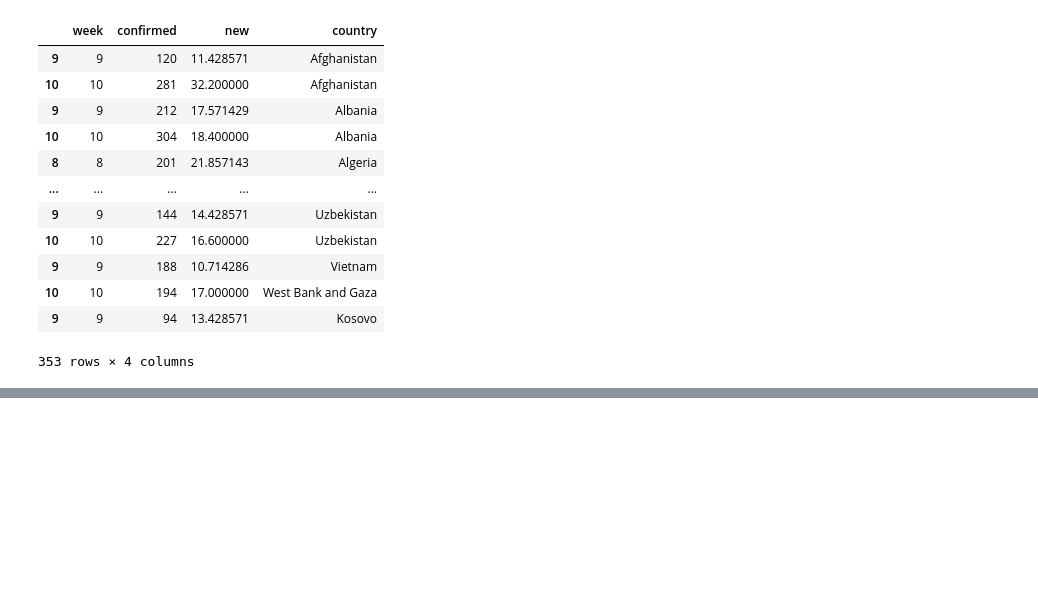
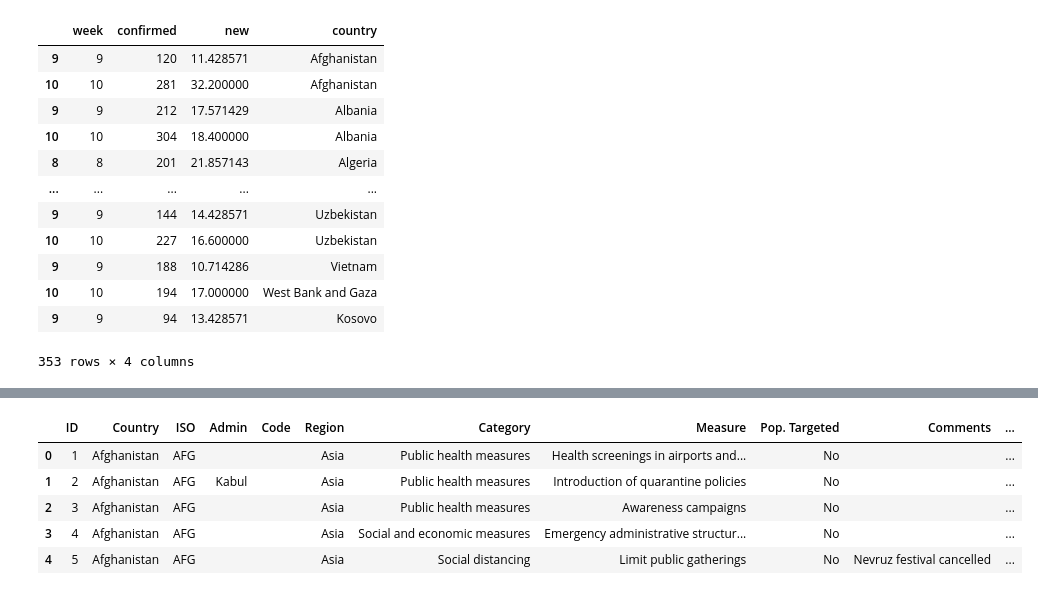
Before and after one commit to matcom/covid19-analysis, a Jupyter notebook: notebooks/who_is_winning.ipynb, the cells around one changed output, grey strips where cells are left out. Cells and saved outputs as stored; diff of their text form; code cells hidden in the pictures; blank space fills up the shorter version.

Commit message:
Add responses

```diff
--- a/notebooks/who_is_winning.ipynb
+++ b/notebooks/who_is_winning.ipynb
@@ -63,3 +63,15 @@ text = chart.mark_text(align='left').encode(
 (chart + text + dots).properties(width=600, height=600).interactive()
 # %% [output]
 [interactive output not drawn]
+# %%
+responses = pd.read_csv("../data/responses.tsv", sep="\t").fillna("")
+responses['Date'] = pd.to_datetime(responses['Date'], format="%d/%m/%Y", errors='coerce')
+# responses['Day'] = responses['Date'] - '2020-01-01'
+responses.head()
+# %% [output]
+|  | ID | Country | ISO | Admin | Code | Region | Category | Measure | Pop. Targeted | Comments | ... |
+| 0 | 1 | Afghanistan | AFG |  |  | Asia | Public health measures | Health screenings in airports and... | No |  | ... |
+| 1 | 2 | Afghanistan | AFG | Kabul |  | Asia | Public health measures | Introduction of quarantine policies | No |  | ... |
+| 2 | 3 | Afghanistan | AFG |  |  | Asia | Public health measures | Awareness campaigns | No |  | ... |
+| 3 | 4 | Afghanistan | AFG |  |  | Asia | Social and economic measures | Emergency administrative structur... | No |  | ... |
+| 4 | 5 | Afghanistan | AFG |  |  | Asia | Social distancing | Limit public gatherings | No | Nevruz festival cancelled | ... |
```
Also changed, not shown: parts of 1 cell of this notebook, 2 other files.
